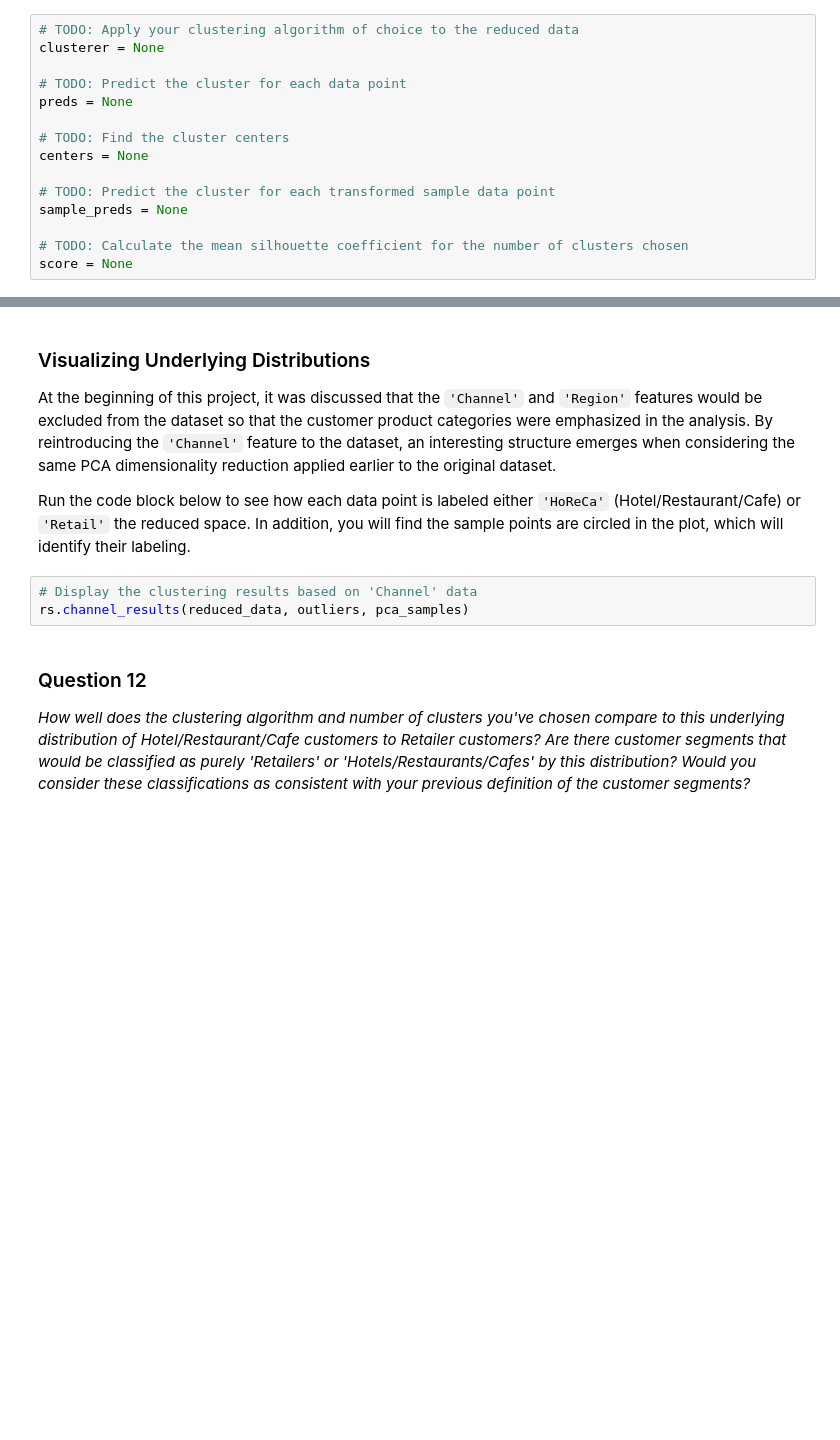
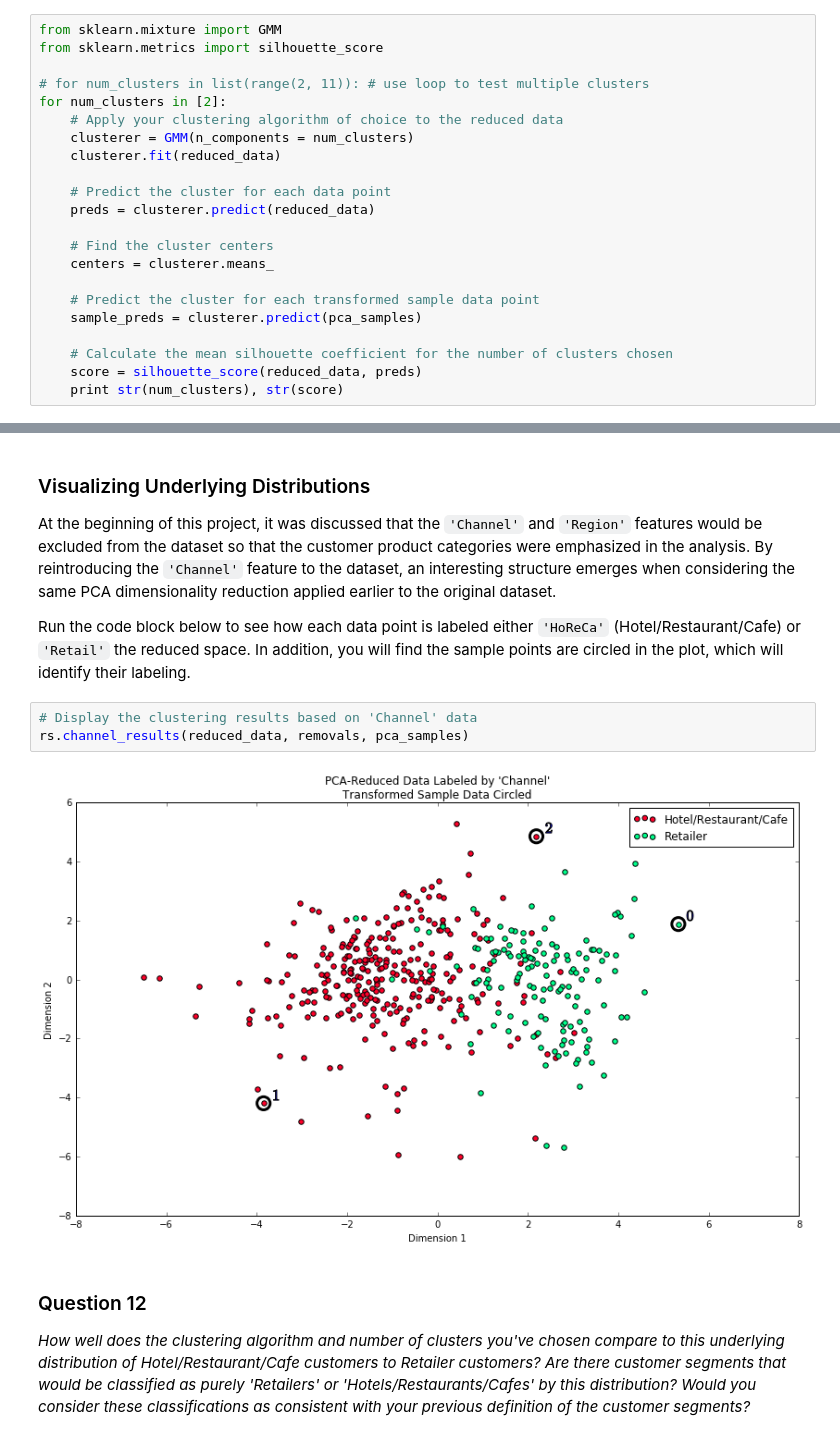
Before and after one commit to allanbreyes/udacity, a Jupyter notebook: customer_segments.ipynb, the cells around one changed output, grey strips where cells are left out. Cells and saved outputs as stored; diff of their text form; blank space fills up the shorter version.

```diff
--- a/customer_segments.ipynb
+++ b/customer_segments.ipynb
@@ -396,17 +407,24 @@ In the code block below, you will need to implement the following:
  - Import sklearn.metrics.silhouette_score and calculate the silhouette score of `reduced_data` against `preds`.
    - Assign the silhouette score to `score` and print the result.
 # %%
-# TODO: Apply your clustering algorithm of choice to the reduced data
-clusterer = None
+from sklearn.mixture import GMM
+from sklearn.metrics import silhouette_score
 
-# TODO: Predict the cluster for each data point
-preds = None
+# for num_clusters in list(range(2, 11)): # use loop to test multiple clusters
+for num_clusters in [2]:
+    # Apply your clustering algorithm of choice to the reduced data
+    clusterer = GMM(n_components = num_clusters)
+    clusterer.fit(reduced_data)
 
-# TODO: Find the cluster centers
-centers = None
+    # Predict the cluster for each data point
+    preds = clusterer.predict(reduced_data)
 
-# TODO: Predict the cluster for each transformed sample data point
-sample_preds = None
+    # Find the cluster centers
+    centers = clusterer.means_
 
-# TODO: Calculate the mean silhouette coefficient for the number of clusters chosen
-score = None
+    # Predict the cluster for each transformed sample data point
+    sample_preds = clusterer.predict(pca_samples)
+
+    # Calculate the mean silhouette coefficient for the number of clusters chosen
+    score = silhouette_score(reduced_data, preds)
+    print str(num_clusters), str(score)
@@ -482,7 +554,9 @@ At the beginning of this project, it was discussed that the `'Channel'` and `'Re
 Run the code block below to see how each data point is labeled either `'HoReCa'` (Hotel/Restaurant/Cafe) or `'Retail'` the reduced space. In addition, you will find the sample points are circled in the plot, which will identify their labeling.
 # %%
 # Display the clustering results based on 'Channel' data
-rs.channel_results(reduced_data, outliers, pca_samples)
+rs.channel_results(reduced_data, removals, pca_samples)
+# %% [output]
+[figure, added]
 # %% [markdown]
 ### Question 12
 *How well does the clustering algorithm and number of clusters you've chosen compare to this underlying distribution of Hotel/Restaurant/Cafe customers to Retailer customers? Are there customer segments that would be classified as purely 'Retailers' or 'Hotels/Restaurants/Cafes' by this distribution? Would you consider these classifications as consistent with your previous definition of the customer segments?*
```
Also changed, not shown: parts of 20 cells of this notebook.
